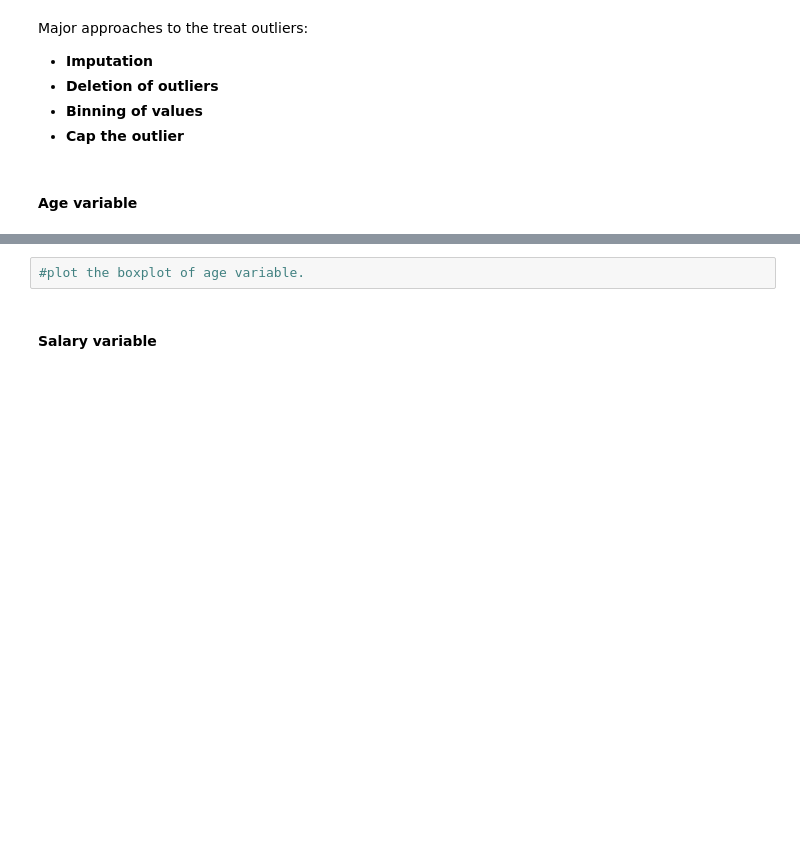
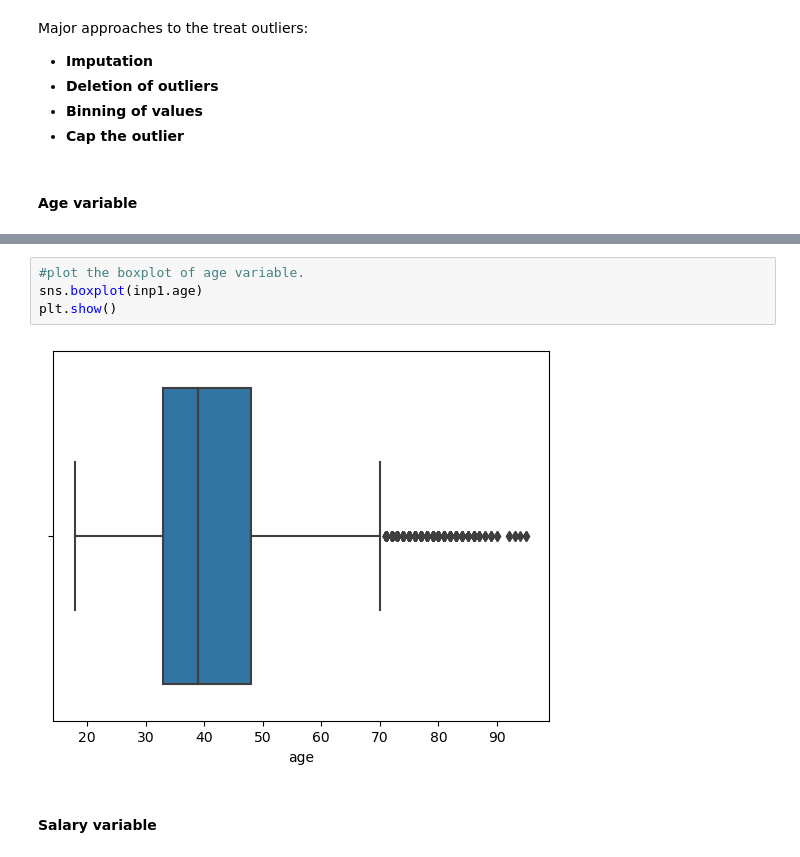
Before and after one commit to Ashik-Mohammed-S/EDA, a Jupyter notebook: Bank+Marketing+Campaign_EDA-blank+notebook.ipynb, the cells around one changed output, grey strips where cells are left out. Cells and saved outputs as stored; diff of their text form; blank space fills up the shorter version.

```diff
--- a/Bank+Marketing+Campaign_EDA-blank+notebook.ipynb
+++ b/Bank+Marketing+Campaign_EDA-blank+notebook.ipynb
@@ -359,5 +374,9 @@ Major approaches to the treat outliers:
 # %%
 #plot the boxplot of age variable.
+sns.boxplot(inp1.age)
+plt.show()
+# %% [output]
+[figure, added]
 # %% [markdown]
 #### Salary variable
 # %%
```
Also changed, not shown: parts of 9 cells of this notebook.
